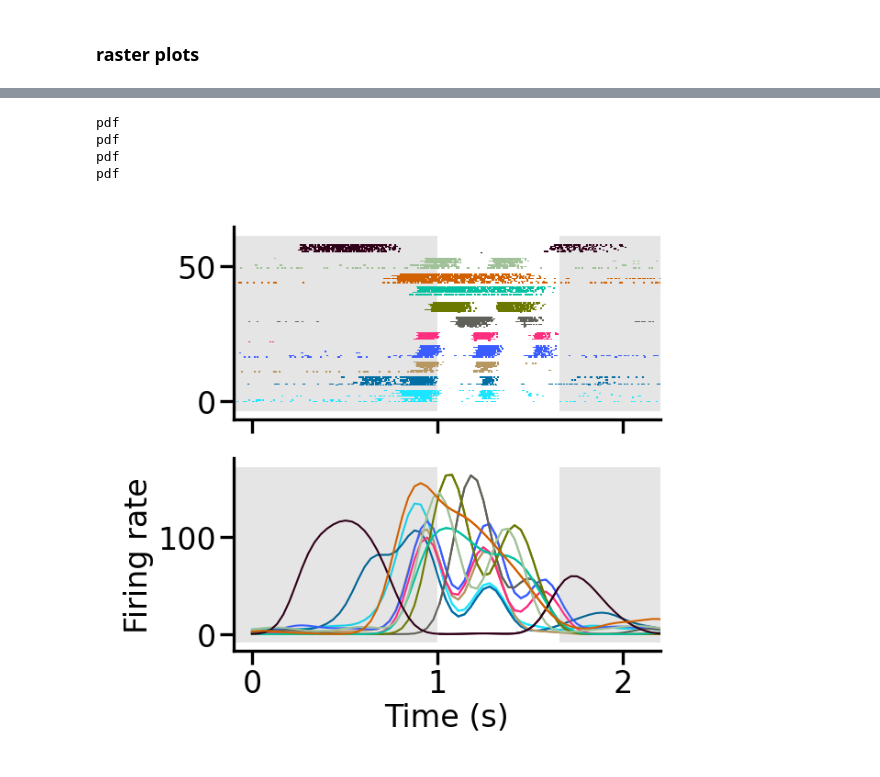
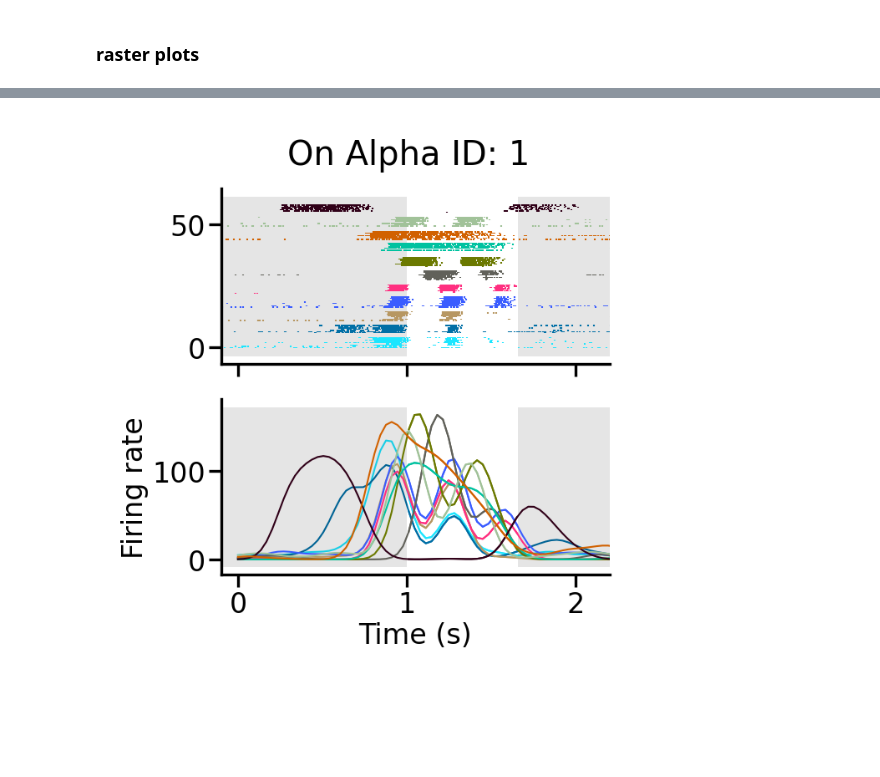
Before and after one commit to eulerlab/rgc-natstim-model, a Jupyter notebook: notebooks/04_figure_5.ipynb, the cells around one changed output, grey strips where cells are left out. Saved outputs shown, nothing was run; the diff lists cells and outputs as text; code cells hidden in the pictures; blank space fills up the shorter version.

```diff
--- a/notebooks/04_figure_5.ipynb
+++ b/notebooks/04_figure_5.ipynb
@@ -27,2 +32,3 @@ from rgc_natstim_model.utils.plot import save_this
 # %%
-base_path = r'/gpfs01/euler/data/SharedFiles/projects/Hoefling2024/data/mei/experiment'
+base_path = os.path.join(base_directory, 'data', 'mei', 'experiment')
+print(base_path)
@@ -96,6 +104,8 @@ for cell_idx in range(n_cells_ephys):
 from rgc_natstim_model.plotting.ephys import plot_imaging_ephys
 # %%
 plot_path = r'/gpfs01/euler/User/lhoefling/Plots/paper_figs/rebuttal_2/ephys/'
+# %%
+to_save = True
 # %% [markdown]
 ### plot settings
 # %%
@@ -177,5 +205,7 @@ with mpl.rc_context(rc_dict_raster):
                   rc_dict_raster,
                   rates_by_cell[cell_idx],
                   opt_slice=slice(30,50))
-        save_this(os.path.join(plot_path, 'OND/'), f'raster_rate_{cell_idx}', svg=False,transparent=False)
+        plt.suptitle(f'On Delayed ID: {cell_idx}')
+        if to_save:
+            save_this(os.path.join(plot_path, 'OND/'), f'raster_rate_{cell_idx}', svg=False,transparent=False)
 # %% [output]
@@ -190,18 +216,16 @@ pdf
 # %%
 with mpl.rc_context(rc_dict_raster):
     for cell_idx in onalpha:
         fig, axs = plt.subplots(nrows=2, ncols=1, sharex=True)
         plot_raster(axs[0],
                     rc_dict_raster,
                     spike_times_by_cell_idx[cell_idx])
         plot_rate(axs[1],
                   rc_dict_raster,
                   rates_by_cell[cell_idx],
                   opt_slice=slice(30,50))
-        save_this(os.path.join(plot_path, 'On_Alpha/'), f'raster_rate_{cell_idx}', svg=False, transparent=False)
+        plt.suptitle(f'On Alpha ID: {cell_idx}')
+        if to_save:
+            save_this(os.path.join(plot_path, 'On Alpha/'), f'raster_rate_{cell_idx}', svg=False,transparent=False)
 # %% [output]
-pdf
-pdf
-pdf
-pdf
-[figure, old version]
+[figure, new version]
```
Also changed, not shown: parts of 10 cells of this notebook, 8 other files.
